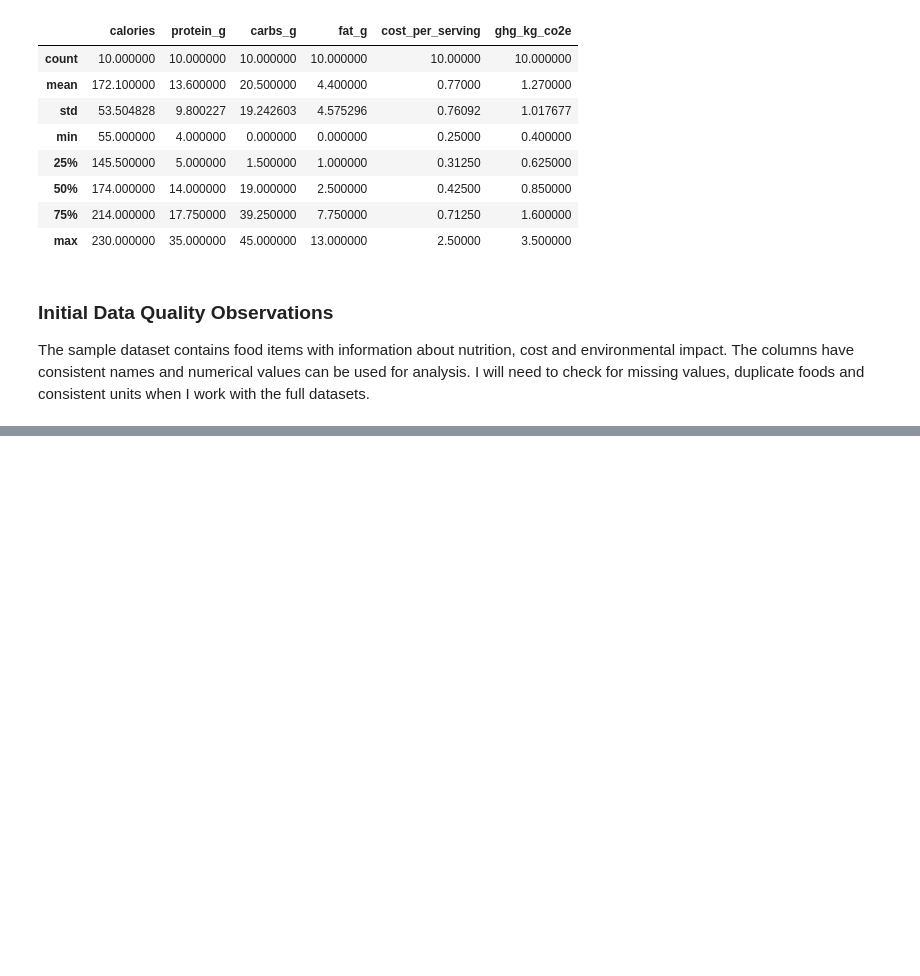
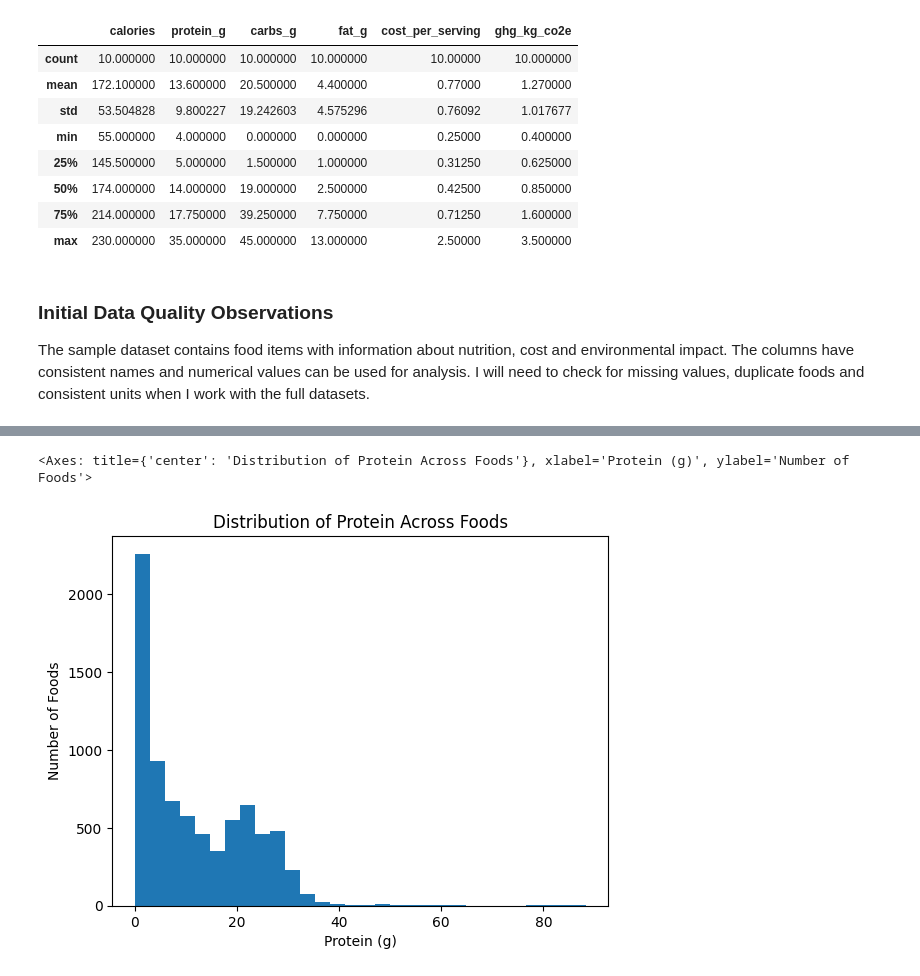
Before and after one commit to albabbitt13-commits/smart-sustainable-meal-optimizer, a Jupyter notebook: notebooks/01_data_exploration.ipynb, the cells around one changed output, grey strips where cells are left out. Saved outputs shown, nothing was run; the diff lists cells and outputs as text; code cells hidden in the pictures; blank space fills up the shorter version.

```diff
--- a/notebooks/01_data_exploration.ipynb
+++ b/notebooks/01_data_exploration.ipynb
@@ -103,0 +506,11 @@ The sample dataset contains food items with information about nutrition, cost an
+# %%
+nutrition_wide["protein_g"].plot(
+    kind="hist",
+    bins=30,
+    title="Distribution of Protein Across Foods",
+    xlabel="Protein (g)",
+    ylabel="Number of Foods"
+)
+# %% [output]
+<Axes: title={'center': 'Distribution of Protein Across Foods'}, xlabel='Protein (g)', ylabel='Number of Foods'>
+[figure, added]
```
Also changed, not shown: parts of 197 cells of this notebook, 18 other files.
